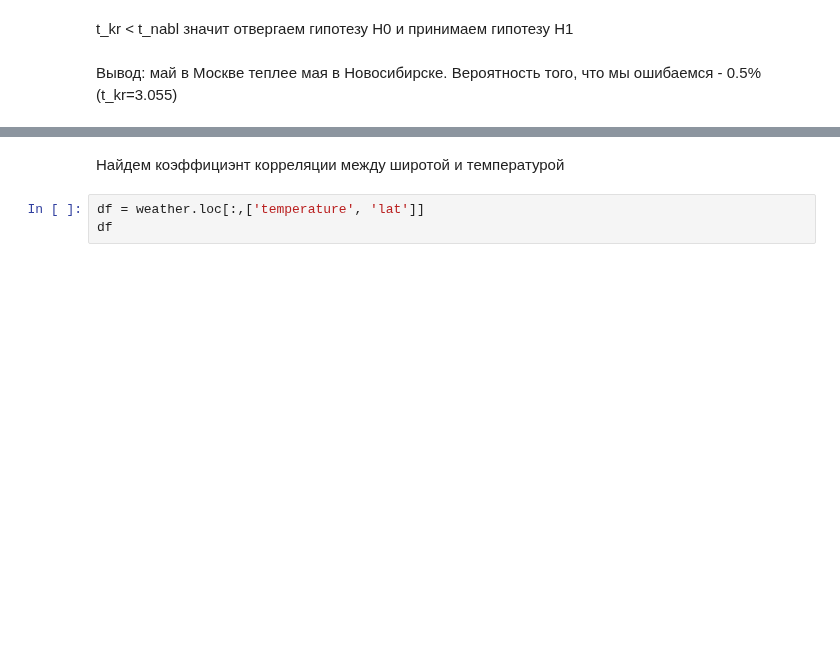
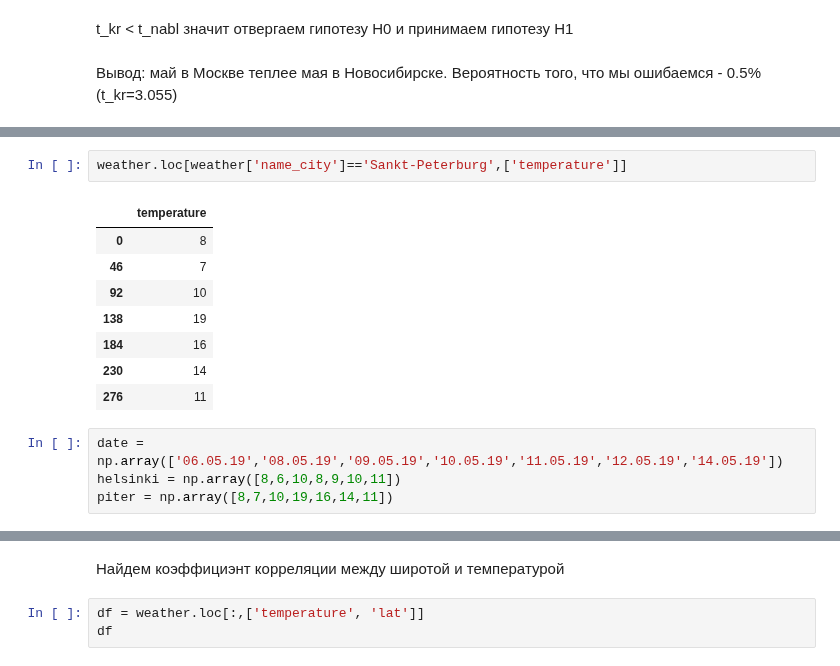
Before and after one commit to ZinchenkoVasil/python, a Jupyter notebook: Weather.ipynb, the cells around one changed output, grey strips where cells are left out. Saved outputs shown, nothing was run; the diff lists cells and outputs as text; blank space fills up the shorter version.

```diff
--- a/Weather.ipynb
+++ b/Weather.ipynb
@@ -332,0 +346,15 @@ t_kr < t_nabl значит отвергаем гипотезу H0 и прини
+# %%
+weather.loc[weather['name_city']=='Sankt-Peterburg',['temperature']]
+# %% [output]
+|  | temperature |
+| 0 | 8 |
+| 46 | 7 |
+| 92 | 10 |
+| 138 | 19 |
+| 184 | 16 |
+| 230 | 14 |
+| 276 | 11 |
+# %%
+date = np.array(['06.05.19','08.05.19','09.05.19','10.05.19','11.05.19','12.05.19','14.05.19'])
+helsinki = np.array([8,6,10,8,9,10,11])
+piter = np.array([8,7,10,19,16,14,11])
```
Also changed, not shown: parts of 37 cells of this notebook.
